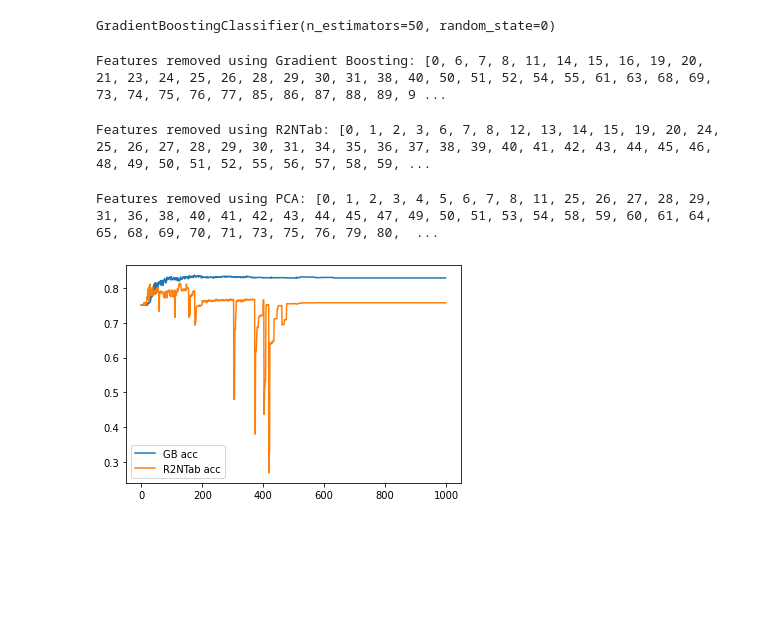
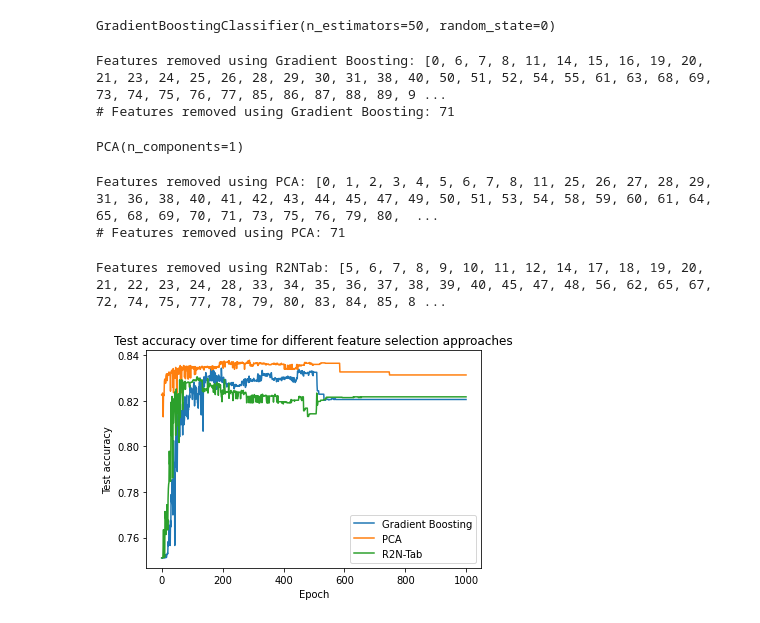
Before and after one commit to mrvanderzwart/R2N-Tab, a Jupyter notebook: experiment3.ipynb, the cells around one changed output. Cells and saved outputs as stored; diff of their text form; code cells hidden in the pictures; blank space fills up the shorter version.

```diff
--- a/experiment3.ipynb
+++ b/experiment3.ipynb
@@ -22,8 +22,10 @@ forest.fit(X_train, Y_train)
 GradientBoostingClassifier(n_estimators=50, random_state=0)
 # %%
 feature_weight = forest.feature_importances_
-features = np.where(feature_weight == 0)[0]
-print('Features removed using Gradient Boosting:', sorted(features))
+gb_features = np.where(feature_weight == 0)[0]
+print('Features removed using Gradient Boosting:', sorted(gb_features))
+print('# Features removed using Gradient Boosting:', len(gb_features))
 # %% [output]
 Features removed using Gradient Boosting: [0, 6, 7, 8, 11, 14, 15, 16, 19, 20, 21, 23, 24, 25, 26, 28, 29, 30, 31, 38, 40, 50, 51, 52, 54, 55, 61, 63, 68, 69, 73, 74, 75, 76, 77, 85, 86, 87, 88, 89, 9 ...
+# Features removed using Gradient Boosting: 71
 # %%
@@ -36,2 +38,15 @@ acc1, rules1 = train(net1, train_set, test_set=test_set, device='cpu', lr_rules=
                      and_lam=1e-2, or_lam=1e-5, cancel_lam=1e-5, num_alter=500, track_performance=True)
+# %%
+pca = PCA(n_components=1)
+pca.fit(X_train)
+# %% [output]
+PCA(n_components=1)
+# %%
+component = pca.components_[0]
+pca_features = list(torch.where(torch.tensor(component) < 0)[0].numpy())
+print('Features removed using PCA:', pca_features)
+print('# Features removed using PCA:', len(pca_features))
+# %% [output]
+Features removed using PCA: [0, 1, 2, 3, 4, 5, 6, 7, 8, 11, 25, 26, 27, 28, 29, 31, 36, 38, 40, 41, 42, 43, 44, 45, 47, 49, 50, 51, 53, 54, 58, 59, 60, 61, 64, 65, 68, 69, 70, 71, 73, 75, 76, 79, 80,  ...
+# Features removed using PCA: 71
 # %%
@@ -41,21 +64,18 @@ acc2, rules2 = train(net2, train_set, test_set=test_set, device='cpu', lr_rules=
 # %%
-features = list(torch.where(net2.cancelout_layer.weight < 0)[0].numpy())
+features = list(torch.where(net.cancelout_layer.weight < 0)[0].numpy())
 print('Features removed using R2NTab:', features)
 # %% [output]
-Features removed using R2NTab: [0, 1, 2, 3, 6, 7, 8, 12, 13, 14, 15, 19, 20, 24, 25, 26, 27, 28, 29, 30, 31, 34, 35, 36, 37, 38, 39, 40, 41, 42, 43, 44, 45, 46, 48, 49, 50, 51, 52, 55, 56, 57, 58, 59, ...
+Features removed using R2NTab: [5, 6, 7, 8, 9, 10, 11, 12, 14, 17, 18, 19, 20, 21, 22, 23, 24, 28, 33, 34, 35, 36, 37, 38, 39, 40, 45, 47, 48, 56, 62, 65, 67, 72, 74, 75, 77, 78, 79, 80, 83, 84, 85, 8 ...
 # %%
-pca = PCA(n_components=1)
-pca.fit(X_train)
-component = pca.components_[0]
-features = list(torch.where(torch.tensor(component) < 0)[0].numpy())
-print('Features removed using PCA:', features)
+plt.plot(gb_acc)
+plt.plot(pca_acc)
+plt.plot(acc)
+plt.title('Test accuracy over time for different feature selection approaches')
+plt.xlabel('Epoch')
+plt.ylabel('Test accuracy')
+plt.legend(['Gradient Boosting', 'PCA', 'R2N-Tab'])
+plt.savefig('accfeatureselection.png')
+plt.show()
 # %% [output]
-Features removed using PCA: [0, 1, 2, 3, 4, 5, 6, 7, 8, 11, 25, 26, 27, 28, 29, 31, 36, 38, 40, 41, 42, 43, 44, 45, 47, 49, 50, 51, 53, 54, 58, 59, 60, 61, 64, 65, 68, 69, 70, 71, 73, 75, 76, 79, 80,  ...
+[figure, added]
-# %%
-plt.plot(acc1)
-plt.plot(acc2)
-plt.legend(['GB acc', 'R2NTab acc'])
-plt.show()
-# %% [output]
-[figure, removed]
 # %%
```
Also changed, not shown: parts of 4 cells of this notebook.
